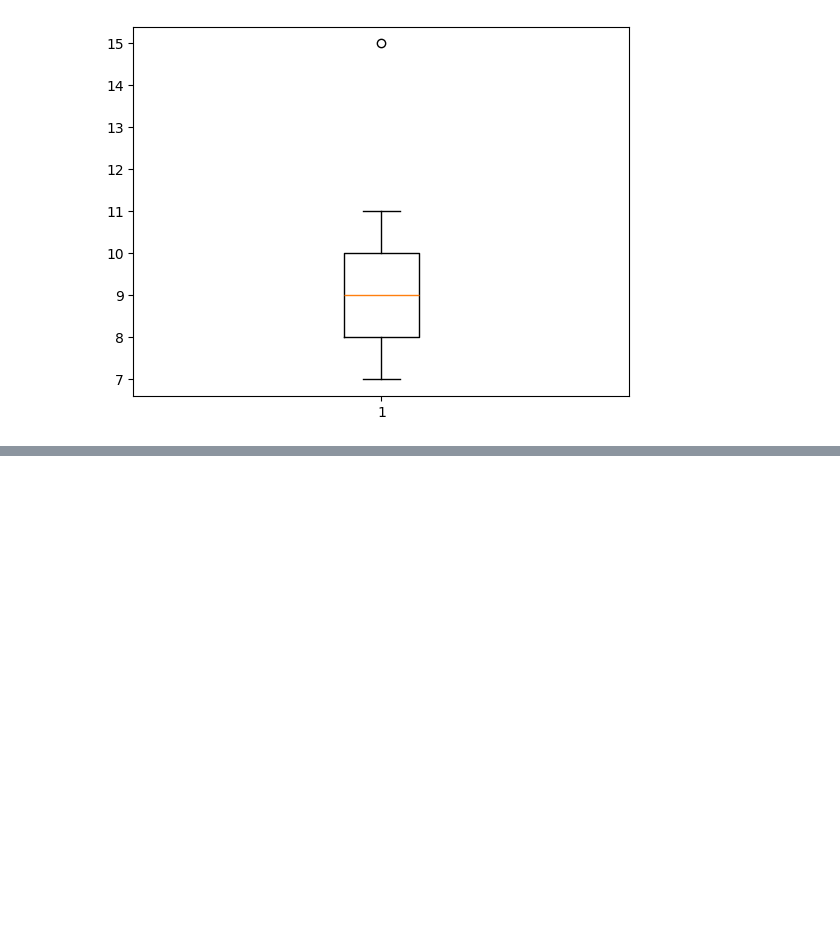
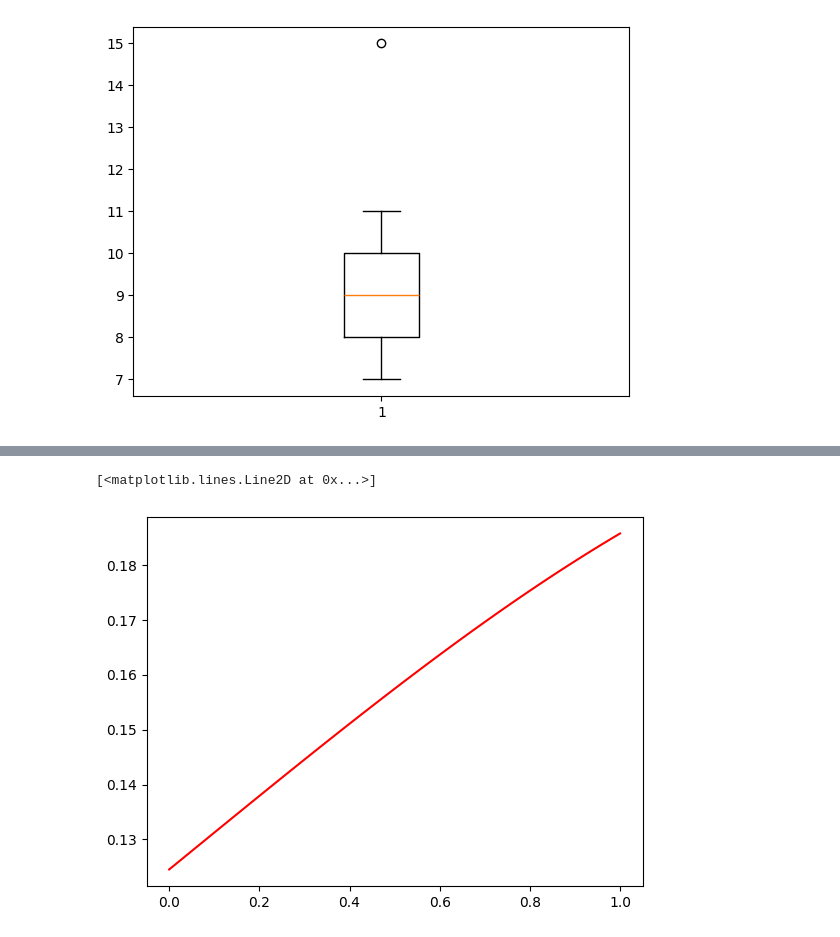
Before and after one commit to phm-aguiar/Individual_Explorations, a Jupyter notebook: Pyhton_para_mercado_financeiro/terceiro_cap.ipynb, the cells around one changed output, grey strips where cells are left out. Drawn from its saved outputs; the diff is of its cells as text; code cells hidden in the pictures; blank space fills up the shorter version.

```diff
--- a/Pyhton_para_mercado_financeiro/terceiro_cap.ipynb
+++ b/Pyhton_para_mercado_financeiro/terceiro_cap.ipynb
@@ -194,0 +234,10 @@ Text(0, 0.5, 'frequencia')
+# %%
+xmin, xmax = fig.xlim()
+media = st.mean(aleat)
+desvio = st.pstdev(aleat)
+eixo_x = ny.linspace(xmin, xmax, 100)
+eixo_y = norm.pdf(eixo_x, media, desvio)
+fig.plot(eixo_x, eixo_y, color='red')
+# %% [output]
+[<matplotlib.lines.Line2D at 0x...>]
+[figure, added]
```
Also changed, not shown: parts of 39 cells of this notebook, 3 other files.
